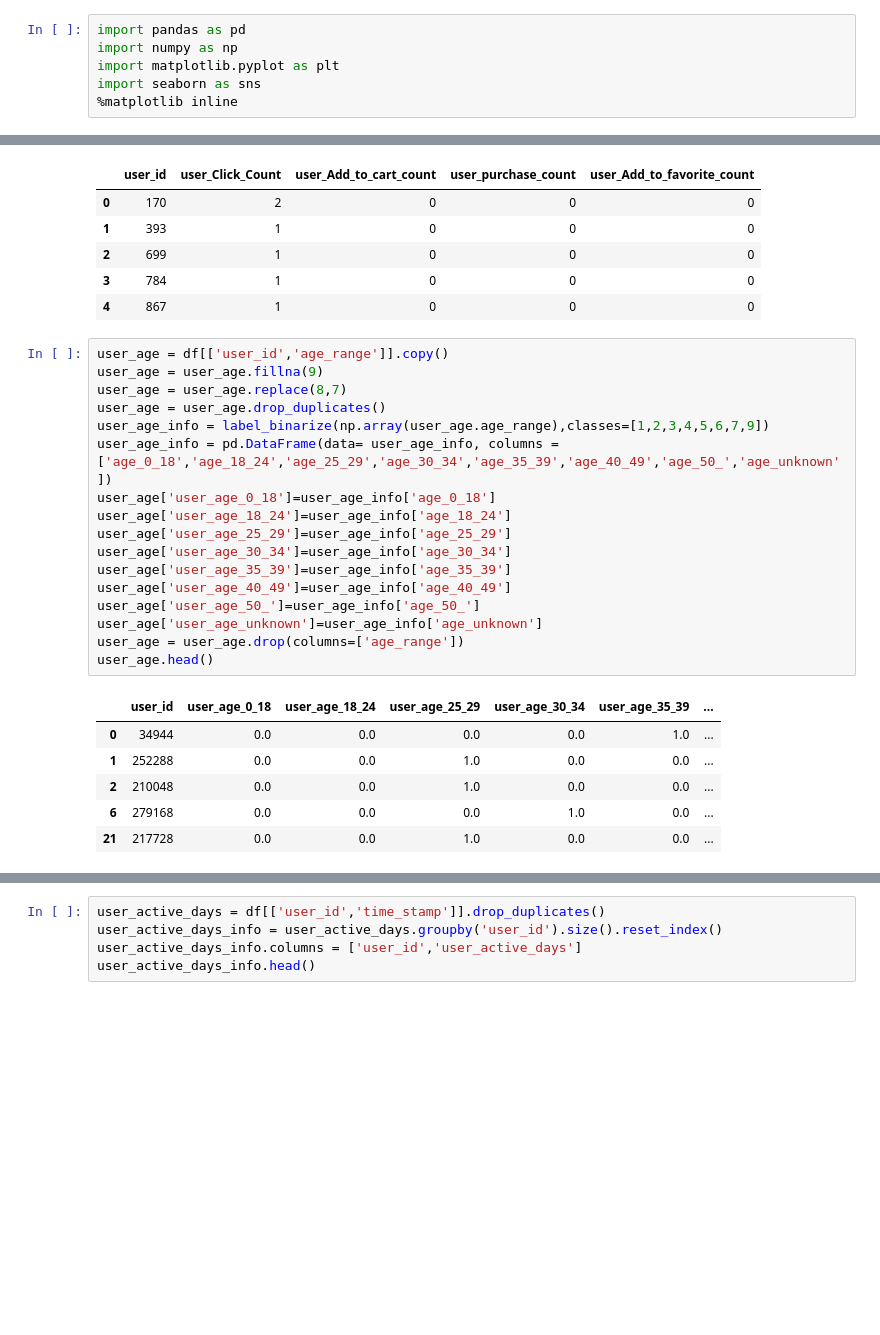
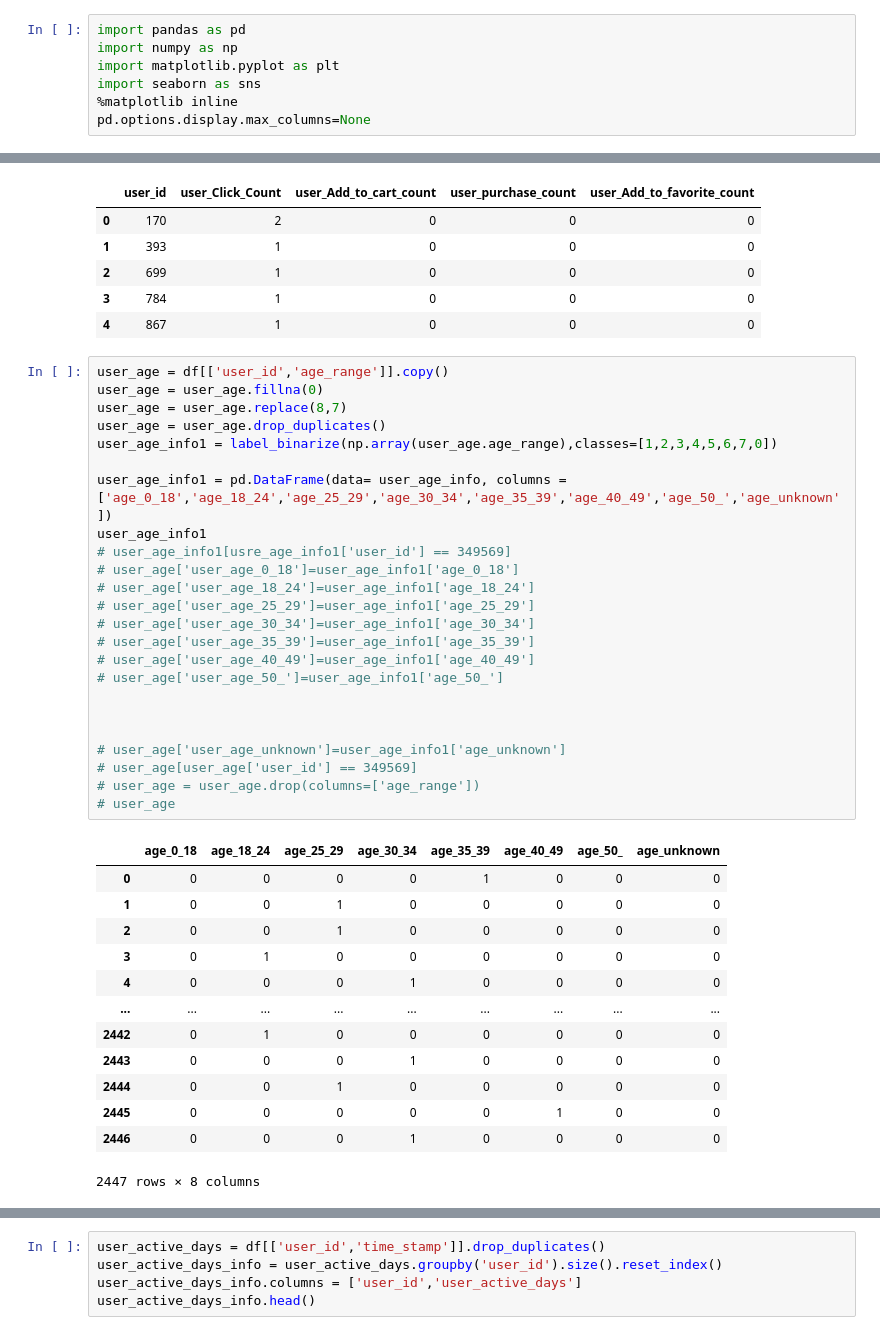
Before and after one commit to shruthivenkat/CECS550_Group6, a Jupyter notebook: #5 - Feature Engineering by Shruthi.ipynb, the cells around one changed output, grey strips where cells are left out. Saved outputs shown, nothing was run; the diff lists cells and outputs as text; blank space fills up the shorter version.

```diff
--- a/#5 - Feature Engineering by Shruthi.ipynb
+++ b/#5 - Feature Engineering by Shruthi.ipynb
@@ -4,6 +4,7 @@ import numpy as np
 import matplotlib.pyplot as plt
 import seaborn as sns
 %matplotlib inline
+pd.options.display.max_columns=None
 # %%
 #DATASET HAS TO BE CHANGED!!!!!
 # Processed_data.csv has unknown gender values but the EDA_data.csv doesnt have unknown gender.
@@ -118,25 +119,39 @@ user_activity_count.head()
 | 4 | 867 | 1 | 0 | 0 | 0 |
 # %%
 user_age = df[['user_id','age_range']].copy()
-user_age = user_age.fillna(9)
+user_age = user_age.fillna(0)
 user_age = user_age.replace(8,7)
 user_age = user_age.drop_duplicates()
-user_age_info = label_binarize(np.array(user_age.age_range),classes=[1,2,3,4,5,6,7,9])
-user_age_info = pd.DataFrame(data= user_age_info, columns = ['age_0_18','age_18_24','age_25_29','age_30_34','age_35_39','age_40_49','age_50_','age_unknown'])
-user_age['user_age_0_18']=user_age_info['age_0_18']
-user_age['user_age_18_24']=user_age_info['age_18_24']
-user_age['user_age_25_29']=user_age_info['age_25_29']
-user_age['user_age_30_34']=user_age_info['age_30_34']
-user_age['user_age_35_39']=user_age_info['age_35_39']
-user_age['user_age_40_49']=user_age_info['age_40_49']
-user_age['user_age_50_']=user_age_info['age_50_']
-user_age['user_age_unknown']=user_age_info['age_unknown']
-user_age = user_age.drop(columns=['age_range'])
-user_age.head()
+user_age_info1 = label_binarize(np.array(user_age.age_range),classes=[1,2,3,4,5,6,7,0])
+
+user_age_info1 = pd.DataFrame(data= user_age_info, columns = ['age_0_18','age_18_24','age_25_29','age_30_34','age_35_39','age_40_49','age_50_','age_unknown'])
+user_age_info1
+# user_age_info1[usre_age_info1['user_id'] == 349569]
+# user_age['user_age_0_18']=user_age_info1['age_0_18']
+# user_age['user_age_18_24']=user_age_info1['age_18_24']
+# user_age['user_age_25_29']=user_age_info1['age_25_29']
+# user_age['user_age_30_34']=user_age_info1['age_30_34']
+# user_age['user_age_35_39']=user_age_info1['age_35_39']
+# user_age['user_age_40_49']=user_age_info1['age_40_49']
+# user_age['user_age_50_']=user_age_info1['age_50_']
+
+
+
+# user_age['user_age_unknown']=user_age_info1['age_unknown']
+# user_age[user_age['user_id'] == 349569]
+# user_age = user_age.drop(columns=['age_range'])
+# user_age
 # %% [output]
-|  | user_id | user_age_0_18 | user_age_18_24 | user_age_25_29 | user_age_30_34 | user_age_35_39 | ... |
-| 0 | 34944 | 0.0 | 0.0 | 0.0 | 0.0 | 1.0 | ... |
-| 1 | 252288 | 0.0 | 0.0 | 1.0 | 0.0 | 0.0 | ... |
-| 2 | 210048 | 0.0 | 0.0 | 1.0 | 0.0 | 0.0 | ... |
-| 6 | 279168 | 0.0 | 0.0 | 0.0 | 1.0 | 0.0 | ... |
-| 21 | 217728 | 0.0 | 0.0 | 1.0 | 0.0 | 0.0 | ... |
+|  | age_0_18 | age_18_24 | age_25_29 | age_30_34 | age_35_39 | age_40_49 | age_50_ | age_unknown |
+| 0 | 0 | 0 | 0 | 0 | 1 | 0 | 0 | 0 |
+| 1 | 0 | 0 | 1 | 0 | 0 | 0 | 0 | 0 |
+| 2 | 0 | 0 | 1 | 0 | 0 | 0 | 0 | 0 |
+| 3 | 0 | 1 | 0 | 0 | 0 | 0 | 0 | 0 |
+| 4 | 0 | 0 | 0 | 1 | 0 | 0 | 0 | 0 |
+| ... | ... | ... | ... | ... | ... | ... | ... | ... |
+| 2442 | 0 | 1 | 0 | 0 | 0 | 0 | 0 | 0 |
+| 2443 | 0 | 0 | 0 | 1 | 0 | 0 | 0 | 0 |
+| 2444 | 0 | 0 | 1 | 0 | 0 | 0 | 0 | 0 |
+| 2445 | 0 | 0 | 0 | 0 | 0 | 1 | 0 | 0 |
+| 2446 | 0 | 0 | 0 | 1 | 0 | 0 | 0 | 0 |
+2447 rows × 8 columns
```
Also changed, not shown: parts of 11 cells of this notebook, 2 other files.
